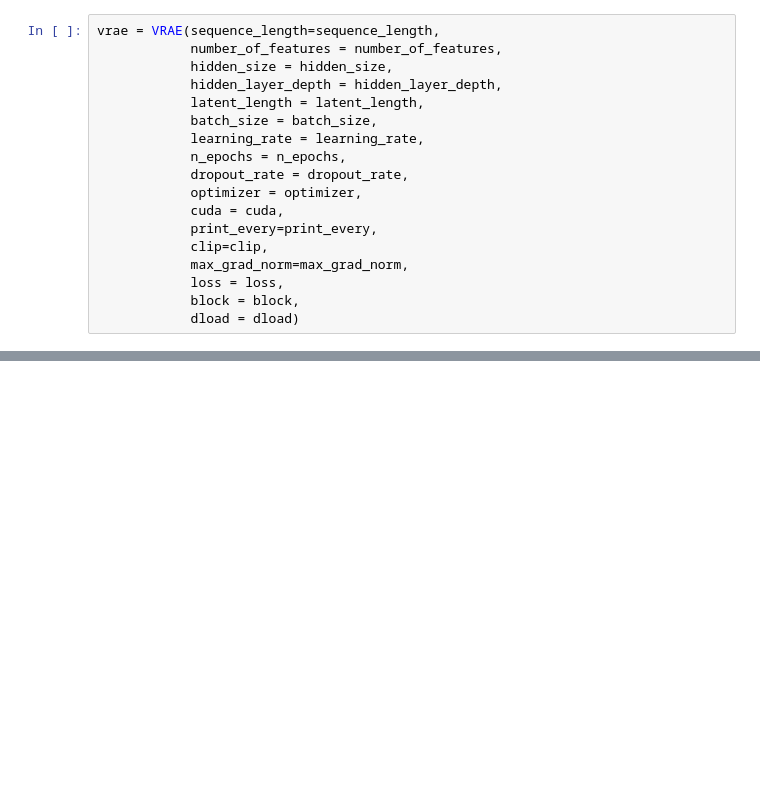
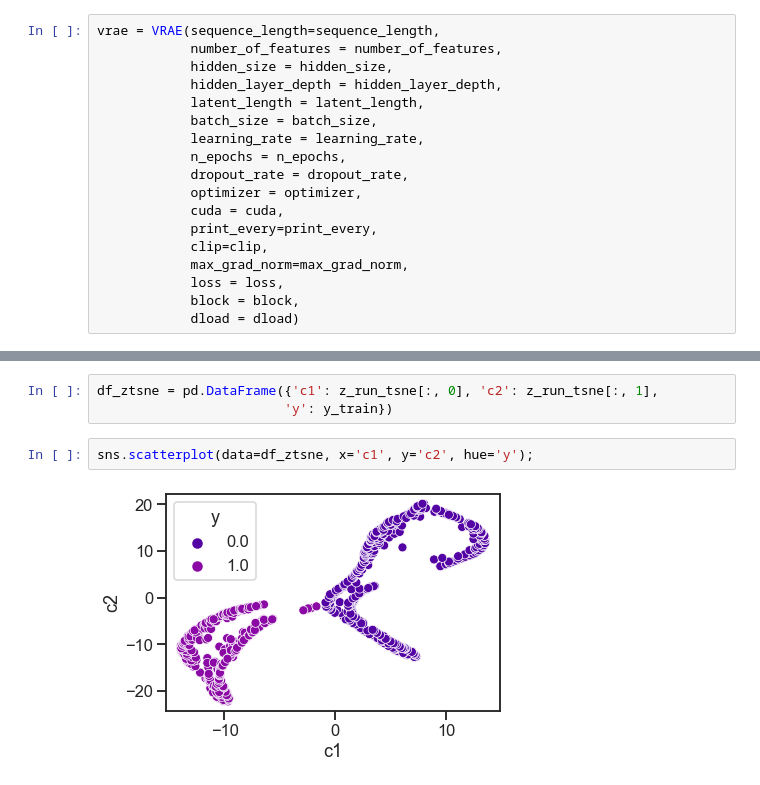
Before and after one commit to ncfrey/rheed-viz, a Jupyter notebook: Rheed-viz.ipynb, the cells around one changed output, grey strips where cells are left out. Cells and saved outputs as stored; diff of their text form; blank space fills up the shorter version.

```diff
--- a/Rheed-viz.ipynb
+++ b/Rheed-viz.ipynb
@@ -345,0 +384,7 @@ RuntimeError: number of dims don't match in permute
+# %%
+df_ztsne = pd.DataFrame({'c1': z_run_tsne[:, 0], 'c2': z_run_tsne[:, 1],
+                        'y': y_train})
+# %%
+sns.scatterplot(data=df_ztsne, x='c1', y='c2', hue='y');
+# %% [output]
+[figure, added]
```
Also changed, not shown: parts of 21 cells of this notebook, 4 other files.
